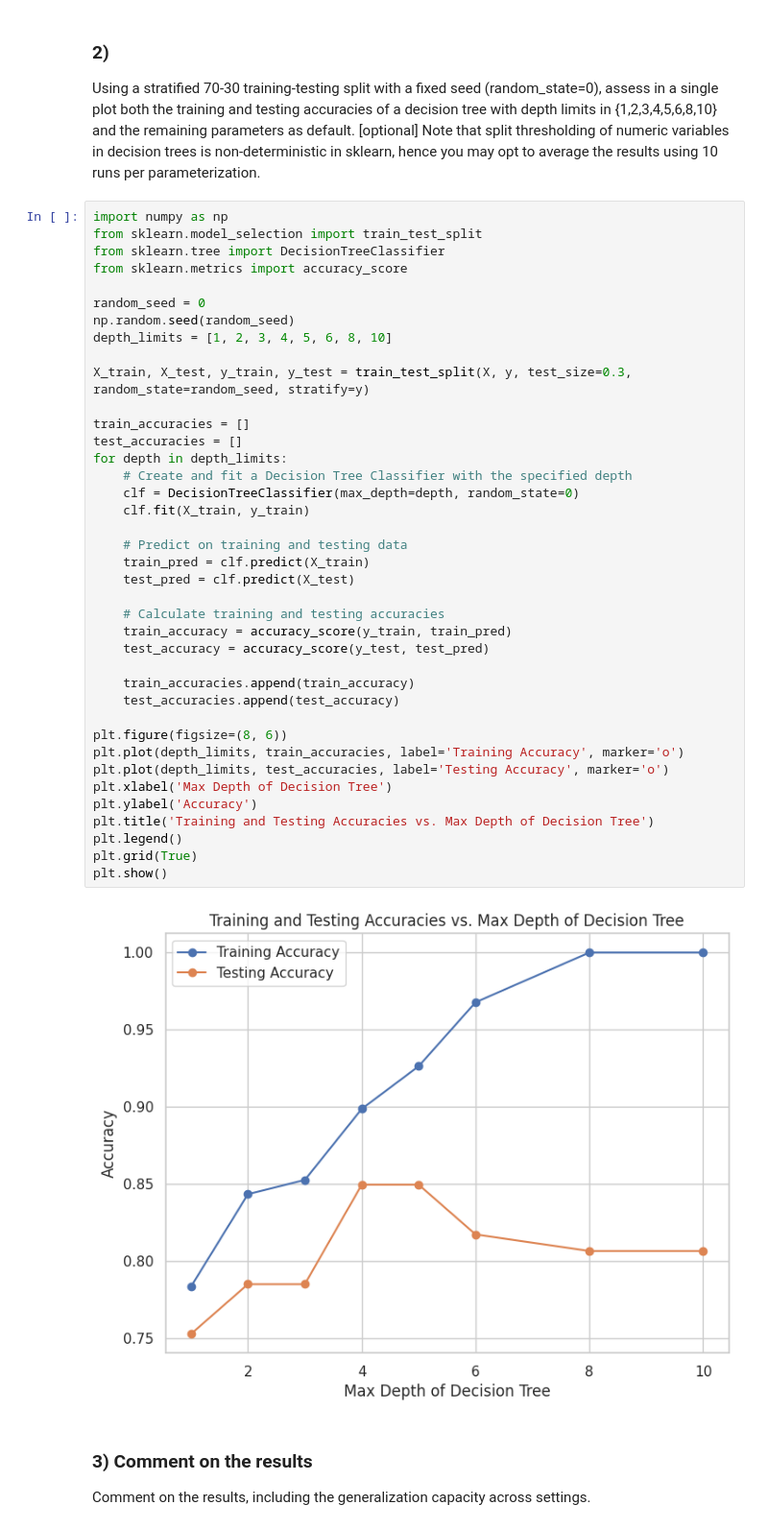
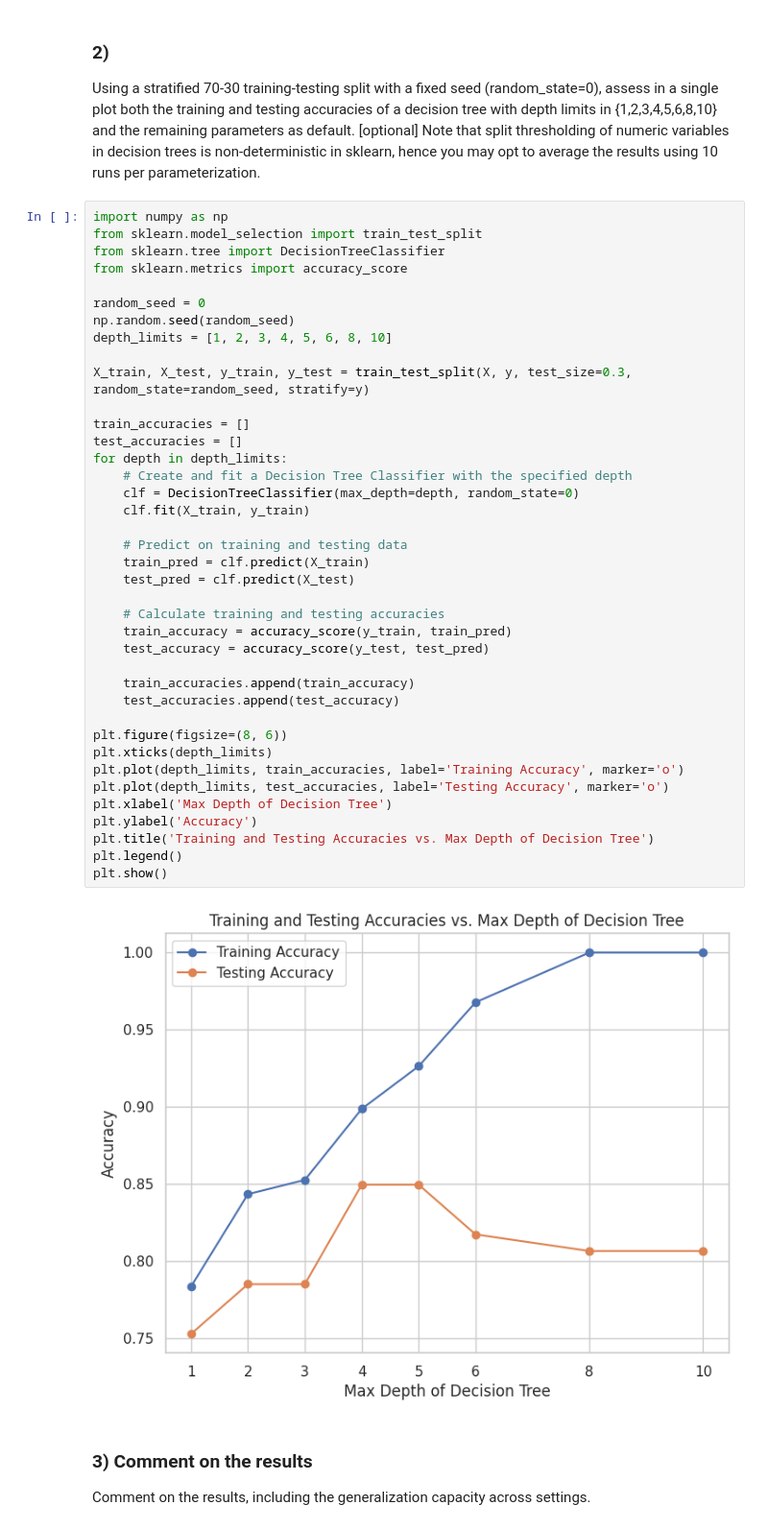
Before and after one commit to ana-mc-almeida/leic, a Jupyter notebook: Aprendizagem/Homework1/Programming.ipynb, the cells around one changed output. Shown: that part at 96% size. Cells and saved outputs as stored; diff of their text form.

```diff
--- a/Aprendizagem/Homework1/Programming.ipynb
+++ b/Aprendizagem/Homework1/Programming.ipynb
@@ -147,35 +101,35 @@ depth_limits = [1, 2, 3, 4, 5, 6, 8, 10]
 
 X_train, X_test, y_train, y_test = train_test_split(X, y, test_size=0.3, random_state=random_seed, stratify=y)
 
 train_accuracies = []
 test_accuracies = []
 for depth in depth_limits:
     # Create and fit a Decision Tree Classifier with the specified depth
     clf = DecisionTreeClassifier(max_depth=depth, random_state=0)
     clf.fit(X_train, y_train)
 
     # Predict on training and testing data
     train_pred = clf.predict(X_train)
     test_pred = clf.predict(X_test)
 
     # Calculate training and testing accuracies
     train_accuracy = accuracy_score(y_train, train_pred)
     test_accuracy = accuracy_score(y_test, test_pred)
 
     train_accuracies.append(train_accuracy)
     test_accuracies.append(test_accuracy)
 
 plt.figure(figsize=(8, 6))
+plt.xticks(depth_limits)
 plt.plot(depth_limits, train_accuracies, label='Training Accuracy', marker='o')
 plt.plot(depth_limits, test_accuracies, label='Testing Accuracy', marker='o')
 plt.xlabel('Max Depth of Decision Tree')
 plt.ylabel('Accuracy')
 plt.title('Training and Testing Accuracies vs. Max Depth of Decision Tree')
 plt.legend()
-plt.grid(True)
 plt.show()
 # %% [output]
-[figure, old version]
+[figure, new version]
 # %% [markdown]
 ### 3) Comment on the results
 Comment on the results, including the generalization capacity across settings.
```
Also changed, not shown: parts of 8 cells of this notebook.
